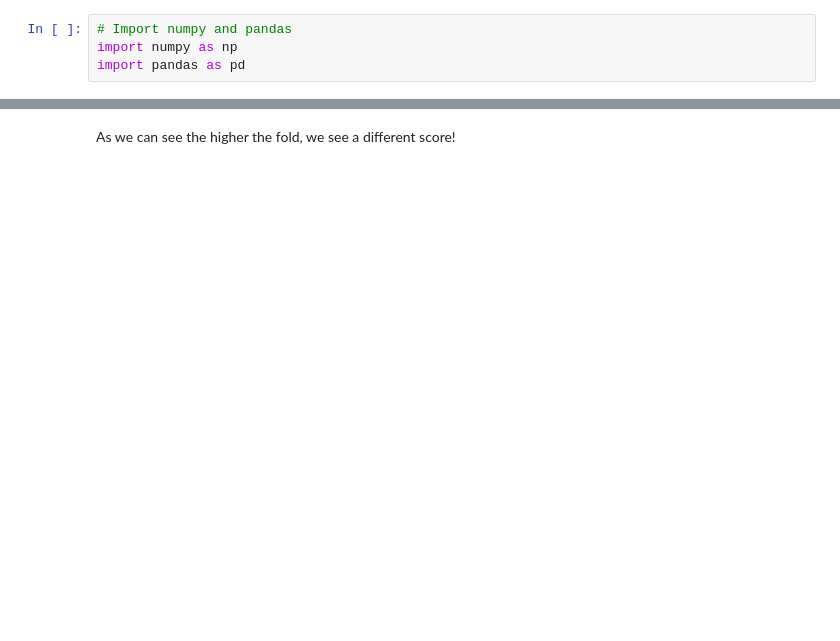
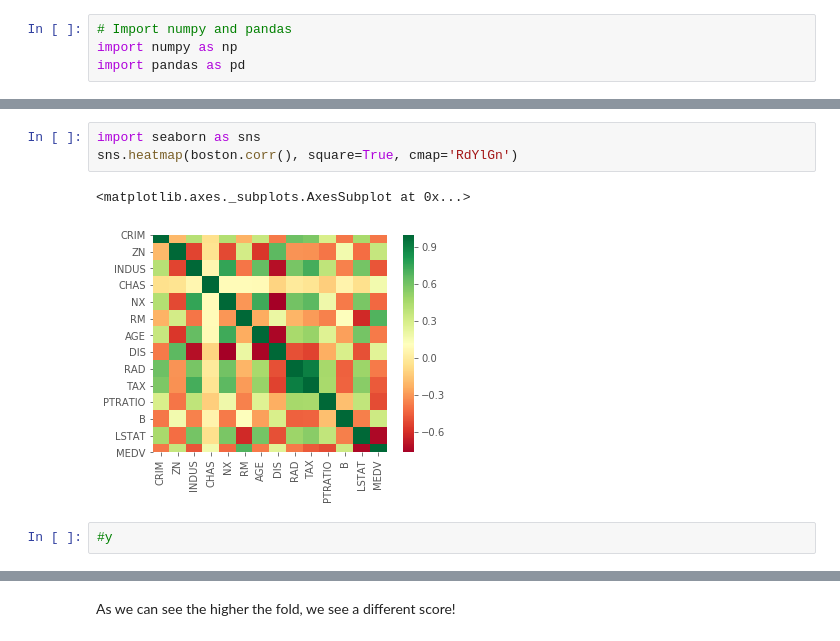
Before and after one commit to BeTKH/DataScieneinPython, a Jupyter notebook: 24. Supervised learning with Sikit learn.ipynb, the cells around one changed output, grey strips where cells are left out. Drawn from its saved outputs; the diff is of its cells as text; blank space fills up the shorter version.

```diff
--- a/24. Supervised learning with Sikit learn.ipynb
+++ b/24. Supervised learning with Sikit learn.ipynb
@@ -504,0 +460,8 @@ Average 5-Fold CV Score: -1.599100415702767
+# %%
+import seaborn as sns
+sns.heatmap(boston.corr(), square=True, cmap='RdYlGn')
+# %% [output]
+<matplotlib.axes._subplots.AxesSubplot at 0x...>
+[figure, added]
+# %%
+#y
```
Also changed, not shown: parts of 112 cells of this notebook.
